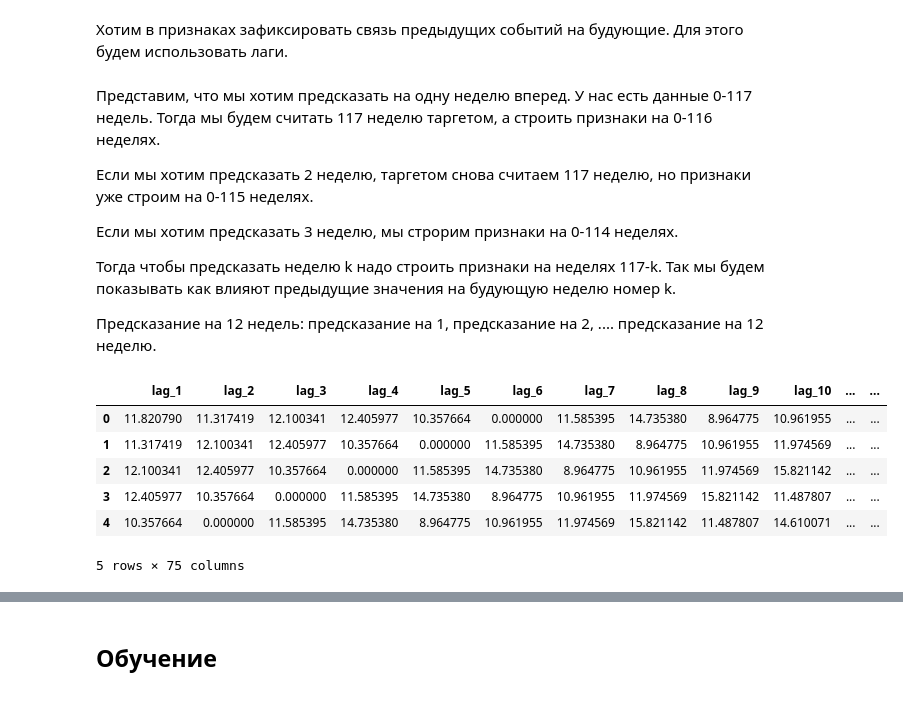
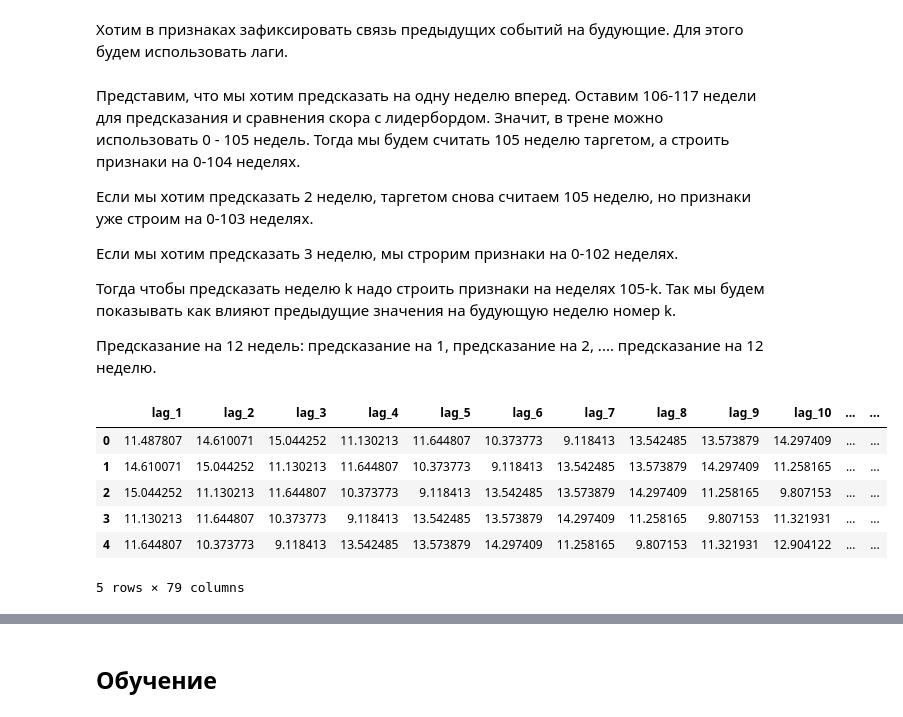
Before and after one commit to oleander-twig/bank_transfers_forecasting, a Jupyter notebook: transactions_xgboost.ipynb, the cells around one changed output, grey strips where cells are left out. Cells and saved outputs as stored; diff of their text form; code cells hidden in the pictures.

```diff
--- a/transactions_xgboost.ipynb
+++ b/transactions_xgboost.ipynb
@@ -136,6 +140,8 @@ trns = trns.groupby(["week", "doc_payer_inn"], as_index=False, sort=False).agg({
              })
 # %%
-# trns = pd.merge(trns, trns_vtb, on=["week", "inn_id"], how="left")
+trns = pd.merge(trns, trns_vtb, on=["week", "inn_id"], how="left")
+# %%
+trns = pd.merge(trns, target_series, on=["week", "inn_id"], how="left")
 # %%
 trns.head()
 # %% [output]
@@ -229,7 +195,7 @@ np.float64(3.5049991762363177)
 
 Пустые значения считаются отдельной категорией.
 # %%
-allowed = ts_train["inn_id"].unique()
+allowed = target_series["inn_id"].unique()
 cat_cols = ["ipul", "id_region", "main_okved_group", "diff_datopen_report_date_flg"]
 
 prof = (
@@ -302,29 +269,35 @@ def build_features_horizons_for_inn(
     g = inn_df.sort_values("week")
     weeks = g["week"].to_numpy()
     y = g["target"].to_numpy(dtype=float)
-    # full_amount = g["trns_amount"].to_numpy(dtype=float)
 
     rows = []
     for i in range(k):
         cutoff = n_target - i
         row = _lags_row_at_cutoff(cutoff, weeks, y, max_lag)
+
+        values = row.values()
+        row['lag_max'] = max(values)
+        row['lag_min'] = min(values)
+        row['lag_mean'] = sum(values) / len(values)
+
         row['inn_id'] = inn_df['inn_id'].iloc[0] # чтобы потом по inn доклеить profiles
+        row['horizon'] = i + 1
         rows.append(row)
 
     return pd.DataFrame(rows) if rows else pd.DataFrame()
 # %% [markdown]
-Представим, что мы хотим предсказать на одну неделю вперед. У нас есть данные 0-117 недель. Тогда мы будем считать 117 неделю таргетом, а строить признаки на 0-116 неделях.
+Представим, что мы хотим предсказать на одну неделю вперед. Оставим 106-117 недели для предсказания и сравнения скора с лидербордом. Значит, в трене можно использовать 0 - 105 недель. Тогда мы будем считать 105 неделю таргетом, а строить признаки на 0-104 неделях.
 
-Если мы хотим предсказать 2 неделю, таргетом снова считаем 117 неделю, но признаки уже строим на 0-115 неделях.
+Если мы хотим предсказать 2 неделю, таргетом снова считаем 105 неделю, но признаки уже строим на 0-103 неделях.
 
-Если мы хотим предсказать 3 неделю, мы строрим признаки на 0-114 неделях.
+Если мы хотим предсказать 3 неделю, мы строрим признаки на 0-102 неделях.
 
-Тогда чтобы предсказать неделю k надо строить признаки на неделях 117-k. Так мы будем показывать как влияют предыдущие значения на будующую неделю номер k.
+Тогда чтобы предсказать неделю k надо строить признаки на неделях 105-k. Так мы будем показывать как влияют предыдущие значения на будующую неделю номер k.
 
 Предсказание на 12 недель: предсказание на 1, предсказание на 2, .... предсказание на 12 неделю.
 # %%
 train = pd.DataFrame()
-n = 117 # текущая неделя
+n = 105 # текущая неделя
 k = 12 # горизонт предсказания
 
 train_list = []
@@ -332,39 +305,39 @@ train_list = []
 df_week_n = trns.loc[trns["week"] == n, ["inn_id", "target"]]
 inn_subset = df_week_n["inn_id"].unique()
 inn_groups = {gid: g for gid, g in trns.groupby("inn_id", sort=False)}
 
 train_list = []
 for inn in inn_subset:
     inn_df = inn_groups.get(inn)
 
     t_series = df_week_n.loc[df_week_n["inn_id"] == inn, "target"]
     t_val = t_series.iloc[0]
 
     f_block = build_features_horizons_for_inn(n, k, inn_df)
     f_block["target"] = t_val
     train_list.append(f_block)
 
 train = pd.concat(train_list, ignore_index=True) if train_list else pd.DataFrame()
 
 # добавление категориальных признаков
 train = train.merge(prof, on="inn_id", how="left")
 for col in cat_cols:
     train[col] = train[col].fillna(-1).astype("category")
 train = train.drop(columns=["inn_id"], errors="ignore")
 
 # логарифмирование
 lag_target_cols = [c for c in train.columns if c.startswith("lag_") or c == "target" or c == 'trns_amount']
 train[lag_target_cols] = train[lag_target_cols].applymap(lambda x: np.log(x + 1))
 
 train.head()
 # %% [output]
 |  | lag_1 | lag_2 | lag_3 | lag_4 | lag_5 | lag_6 | lag_7 | lag_8 | lag_9 | lag_10 | ... | ... |
-| 0 | 11.820790 | 11.317419 | 12.100341 | 12.405977 | 10.357664 | 0.000000 | 11.585395 | 14.735380 | 8.964775 | 10.961955 | ... | ... |
-| 1 | 11.317419 | 12.100341 | 12.405977 | 10.357664 | 0.000000 | 11.585395 | 14.735380 | 8.964775 | 10.961955 | 11.974569 | ... | ... |
-| 2 | 12.100341 | 12.405977 | 10.357664 | 0.000000 | 11.585395 | 14.735380 | 8.964775 | 10.961955 | 11.974569 | 15.821142 | ... | ... |
-| 3 | 12.405977 | 10.357664 | 0.000000 | 11.585395 | 14.735380 | 8.964775 | 10.961955 | 11.974569 | 15.821142 | 11.487807 | ... | ... |
-| 4 | 10.357664 | 0.000000 | 11.585395 | 14.735380 | 8.964775 | 10.961955 | 11.974569 | 15.821142 | 11.487807 | 14.610071 | ... | ... |
+| 0 | 11.487807 | 14.610071 | 15.044252 | 11.130213 | 11.644807 | 10.373773 | 9.118413 | 13.542485 | 13.573879 | 14.297409 | ... | ... |
+| 1 | 14.610071 | 15.044252 | 11.130213 | 11.644807 | 10.373773 | 9.118413 | 13.542485 | 13.573879 | 14.297409 | 11.258165 | ... | ... |
+| 2 | 15.044252 | 11.130213 | 11.644807 | 10.373773 | 9.118413 | 13.542485 | 13.573879 | 14.297409 | 11.258165 | 9.807153 | ... | ... |
+| 3 | 11.130213 | 11.644807 | 10.373773 | 9.118413 | 13.542485 | 13.573879 | 14.297409 | 11.258165 | 9.807153 | 11.321931 | ... | ... |
+| 4 | 11.644807 | 10.373773 | 9.118413 | 13.542485 | 13.573879 | 14.297409 | 11.258165 | 9.807153 | 11.321931 | 12.904122 | ... | ... |
-5 rows × 75 columns
+5 rows × 79 columns
 # %%
 del train
 gc.collect()
```
Also changed, not shown: parts of 20 cells of this notebook.
